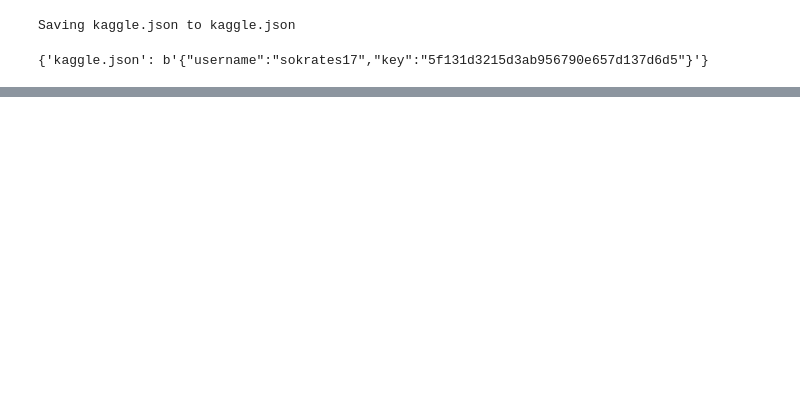
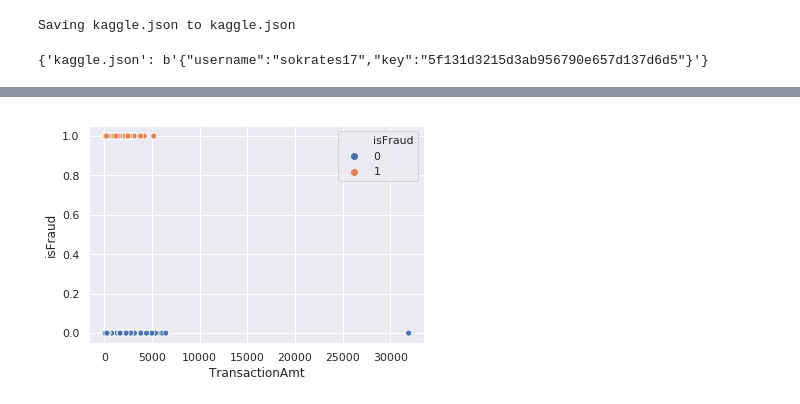
Before and after one commit to tobibuchmann/AI-school, a Jupyter notebook: Homework_3.ipynb, the cells around one changed output, grey strips where cells are left out. Drawn from its saved outputs; the diff is of its cells as text; code cells hidden in the pictures; blank space fills up the shorter version.

```diff
--- a/Homework_3.ipynb
+++ b/Homework_3.ipynb
@@ -118,0 +51,8 @@ weighted avg       1.00      1.00      1.00     99683
+# %%
+df_train_identity = pd.read_csv('train_identity.csv')
+df_train_transaction = pd.read_csv('train_transaction.csv')
+
+df_test_identity = pd.read_csv('test_identity.csv')
+df_test_transaction = pd.read_csv('test_transaction.csv')
+
+#df_sample_submission = pd.read_csv('sample_submission.csv')
@@ -118,0 +68,9 @@ weighted avg       1.00      1.00      1.00     99683
+# %%
+df_train = pd.merge(df_train_transaction, df_train_identity, on='TransactionID', how='left')
+df_test = pd.merge(df_test_transaction, df_test_identity, on='TransactionID', how='left')
+# %%
+df_na_rate = pd.DataFrame(df_train.isna().mean().sort_values(ascending=False), columns=['na_rate']).reset_index()
+na_rate_columns = list(df_na_rate.loc[df_na_rate.na_rate >  0.4]['index'])
+# %%
+df_train=df_train.drop(columns=na_rate_columns)
+df_test=df_test.drop(columns=na_rate_columns)
@@ -118,0 +141,4 @@ weighted avg       1.00      1.00      1.00     99683
+# %%
+ax = sns.scatterplot(x='TransactionAmt', y='isFraud', hue = 'isFraud', data=df_train)
+# %% [output]
+[figure, added]
```
Also changed, not shown: parts of 32 cells of this notebook.
